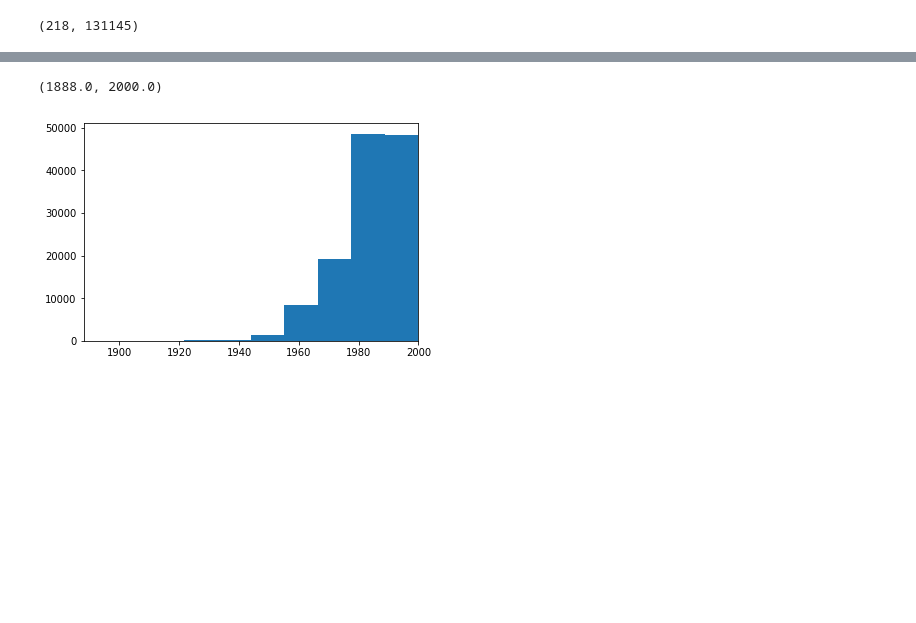
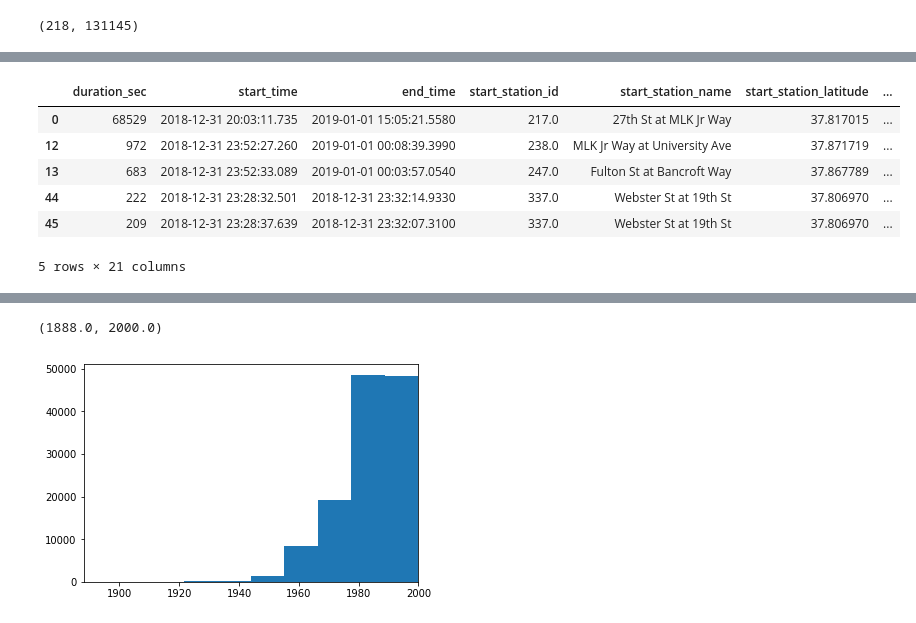
Before and after one commit to david-yang2/Capstone_Project, a Jupyter notebook: EDA.ipynb, the cells around one changed output, grey strips where cells are left out. Drawn from its saved outputs; the diff is of its cells as text; code cells hidden in the pictures; blank space fills up the shorter version.

```diff
--- a/EDA.ipynb
+++ b/EDA.ipynb
@@ -72,0 +72,11 @@ df[df.bike_id == 4267]
+# %%
+oak = model_city(df, 2)
+oak.head(5)
+# %% [output]
+|  | duration_sec | start_time | end_time | start_station_id | start_station_name | start_station_latitude | ... |
+| 0 | 68529 | 2018-12-31 20:03:11.735 | 2019-01-01 15:05:21.5580 | 217.0 | 27th St at MLK Jr Way | 37.817015 | ... |
+| 12 | 972 | 2018-12-31 23:52:27.260 | 2019-01-01 00:08:39.3990 | 238.0 | MLK Jr Way at University Ave | 37.871719 | ... |
+| 13 | 683 | 2018-12-31 23:52:33.089 | 2019-01-01 00:03:57.0540 | 247.0 | Fulton St at Bancroft Way | 37.867789 | ... |
+| 44 | 222 | 2018-12-31 23:28:32.501 | 2018-12-31 23:32:14.9330 | 337.0 | Webster St at 19th St | 37.806970 | ... |
+| 45 | 209 | 2018-12-31 23:28:37.639 | 2018-12-31 23:32:07.3100 | 337.0 | Webster St at 19th St | 37.806970 | ... |
+5 rows × 21 columns
```
Also changed, not shown: parts of 6 cells of this notebook, 1 other file.
